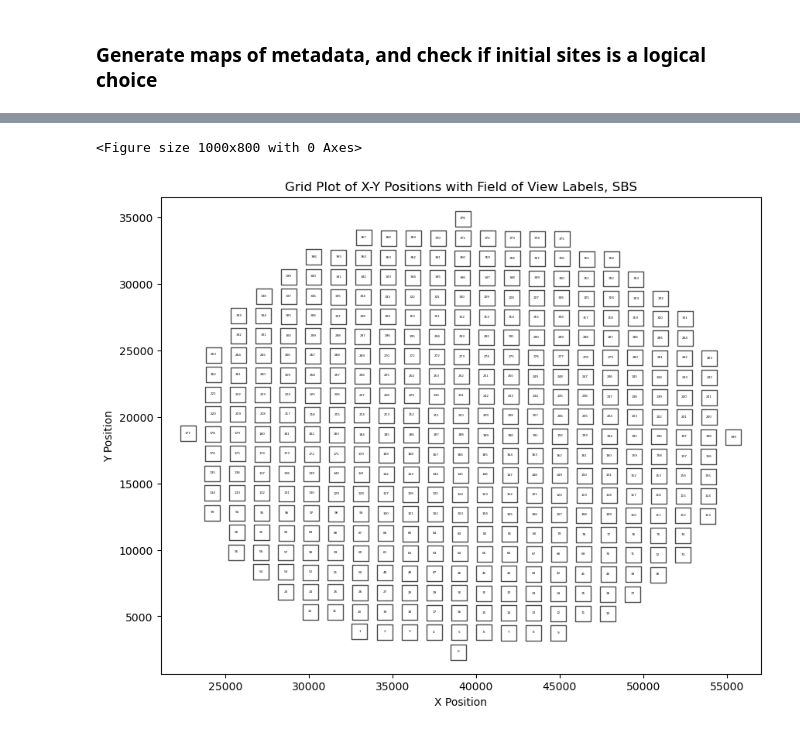
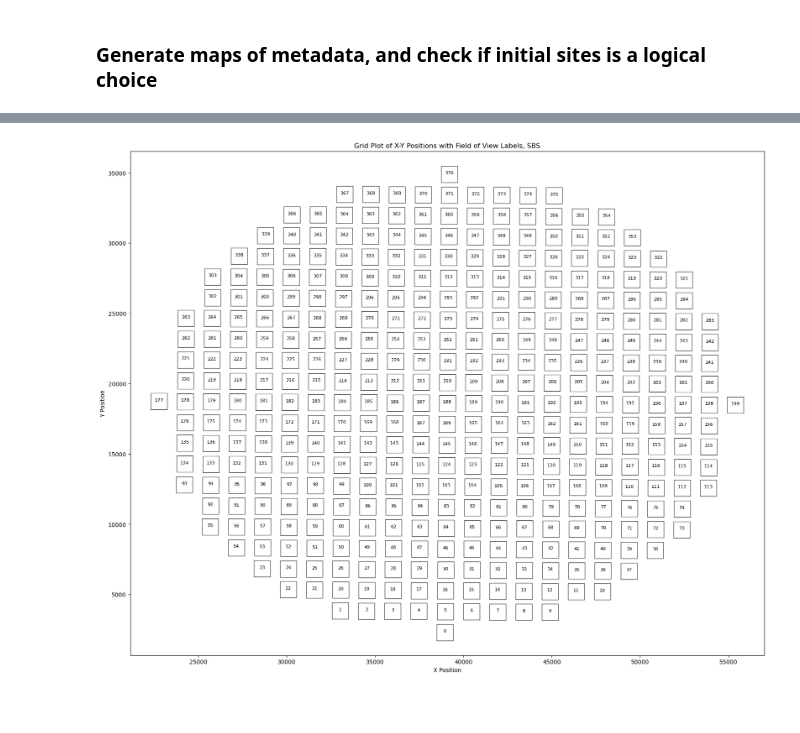
Before and after one commit to cheeseman-lab/brieflow, a Jupyter notebook: example_analysis/5.configure_merge_params.ipynb, the cells around one changed output, grey strips where cells are left out. Saved outputs shown, nothing was run; the diff lists cells and outputs as text; code cells hidden in the pictures; blank space fills up the shorter version.

Commit message:
generate helpful plot

```diff
--- a/example_analysis/5.configure_merge_params.ipynb
+++ b/example_analysis/5.configure_merge_params.ipynb
@@ -47,11 +56,13 @@ sbs_test_metadata
 # %%
+import matplotlib.pyplot as plt
+
 plt.figure(figsize=(20, 16))
 
-# Scatter plot with squares for each point
+# Scatter plot with dynamically sized squares for each point
 plt.scatter(
-    ph_test_metadata["x_data"],
-    ph_test_metadata["y_data"],
-    s=500,
+    ph_test_metadata["x_pos"],
+    ph_test_metadata["y_pos"],
+    s=200,
     c="white",
     marker="s",
     edgecolors="black",
@@ -59,16 +70,17 @@ plt.scatter(
     alpha=0.7,
 )
 
-# Label each point with the 'field_of_view' variable
+# Label each point with the 'tile' variable
 for i, txt in enumerate(ph_test_metadata["tile"]):
     plt.annotate(
         txt,
-        (ph_test_metadata["x_data"].iloc[i], ph_test_metadata["y_data"].iloc[i]),
+        (ph_test_metadata["x_pos"].iloc[i], ph_test_metadata["y_pos"].iloc[i]),
         textcoords="offset points",
         xytext=(0, 0),
         ha="center",
-        fontsize=3,
+        fontsize=6,
     )
+
 plt.xlabel("X Position")
 plt.ylabel("Y Position")
 plt.title("Grid Plot of X-Y Positions with Field of View Labels, PH")
@@ -94,22 +90,31 @@ sbs_test_metadata
 # %%
-plt.figure(figsize=(10, 8))
+plt.figure(figsize=(20, 16))
 
 # Scatter plot with squares for each point
-plt.figure(figsize=(10, 8))
-
-# Scatter plot with squares for each point
-plt.scatter(sbs_test_metadata['x_data'], sbs_test_metadata['y_data'],
-            s=200, c='white', marker='s', edgecolors='black',
-            linewidths=1, alpha=0.7)
+plt.scatter(
+    sbs_test_metadata["x_pos"],
+    sbs_test_metadata["y_pos"],
+    s=800,
+    c="white",
+    marker="s",
+    edgecolors="black",
+    linewidths=1,
+    alpha=0.7,
+)
 
 # Label each point with the 'field_of_view' variable
-for i, txt in enumerate(sbs_test_metadata['tile']):
-    plt.annotate(txt, (sbs_test_metadata['x_data'].iloc[i], sbs_test_metadata['y_data'].iloc[i]),
-                 textcoords="offset points", xytext=(0,0), ha='center', fontsize=3)
-plt.xlabel('X Position')
-plt.ylabel('Y Position')
-plt.title('Grid Plot of X-Y Positions with Field of View Labels, SBS')
+for i, txt in enumerate(sbs_test_metadata["tile"]):
+    plt.annotate(
+        txt,
+        (sbs_test_metadata["x_pos"].iloc[i], sbs_test_metadata["y_pos"].iloc[i]),
+        textcoords="offset points",
+        xytext=(0, 0),
+        ha="center",
+        fontsize=8,
+    )
+plt.xlabel("X Position")
+plt.ylabel("Y Position")
+plt.title("Grid Plot of X-Y Positions with Field of View Labels, SBS")
 plt.show()
 # %% [output]
-<Figure size 1000x800 with 0 Axes>
-[figure, old version]
+[figure, new version]
```
Also changed, not shown: parts of 5 cells of this notebook, 2 other files.
